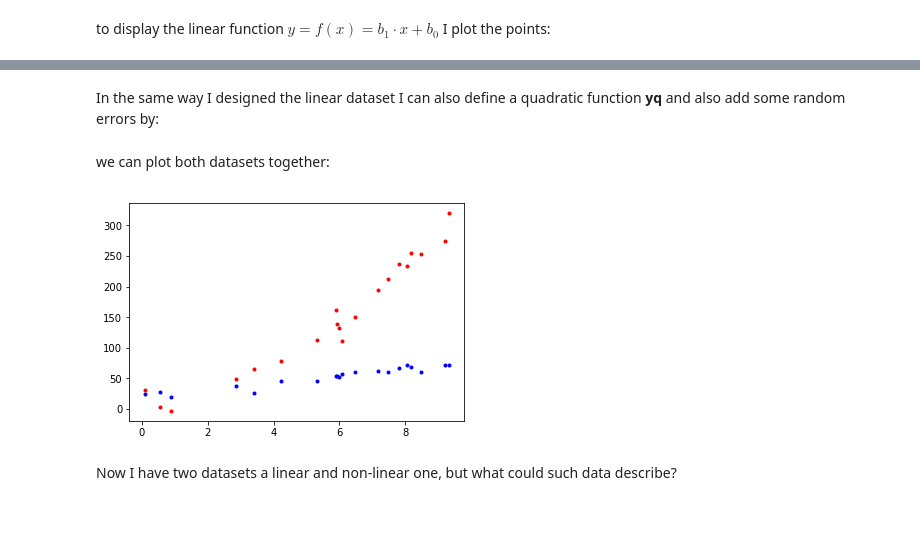
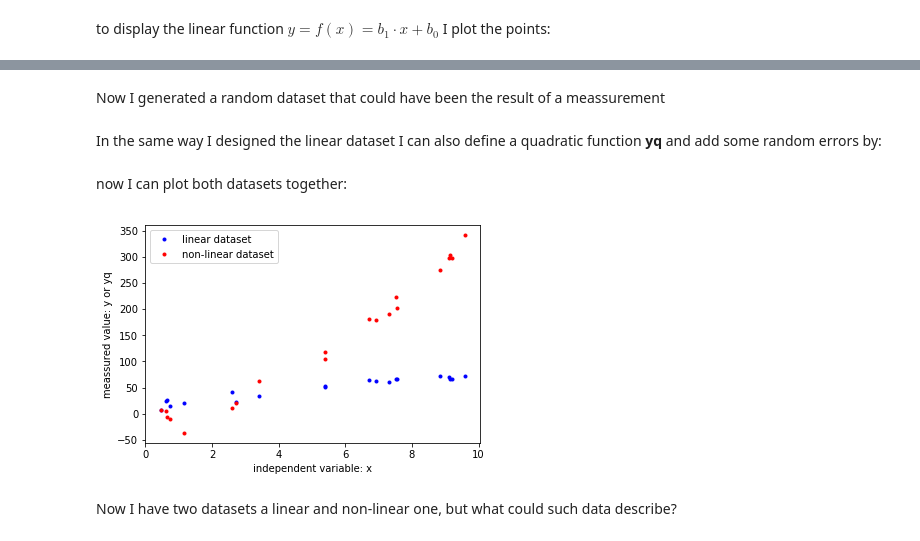
Before and after one commit to AndreasrichterUP/Python-Teaching, a Jupyter notebook: _03a-Regression-Tests.ipynb, the cells around one changed output, grey strips where cells are left out. Cells and saved outputs as stored; diff of their text form; code cells hidden in the pictures.

```diff
--- a/_03a-Regression-Tests.ipynb
+++ b/_03a-Regression-Tests.ipynb
@@ -40,5 +42,7 @@ plt.show()
+# %% [markdown]
+Now I generated a random dataset that could have been the result of a meassurement
 # %% [markdown]
-In the same way I designed the linear dataset I can also define a quadratic function **yq** and also add some random errors by:
+In the same way I designed the linear dataset I can also define a quadratic function **yq** and add some random errors by:
 # %%
 yq = 3*x*x + 4*x + 7
 yq=yq+15*np.random.randn(20,1)
@@ -49,10 +50,14 @@ yq=yq+15*np.random.randn(20,1)
 # %% [markdown]
-we can plot both datasets together:
+now I can plot both datasets together:
 # %%
-plt.plot(x,y,'b.',x,yq,'r.')
+plt.plot(x,y,'b.',label='linear dataset')
+plt.plot(x,yq,'r.',label='non-linear dataset')
+plt.legend()
+plt.xlabel('independent variable: x')
+plt.ylabel('meassured value: y or yq')
 plt.show()
 # %% [output]
-[figure, old version]
+[figure, new version]
 # %% [markdown]
 Now I have two datasets a linear and non-linear one, but what could such data describe?
 # %% [markdown]
```
Also changed, not shown: parts of 49 cells of this notebook, 16 other files.
